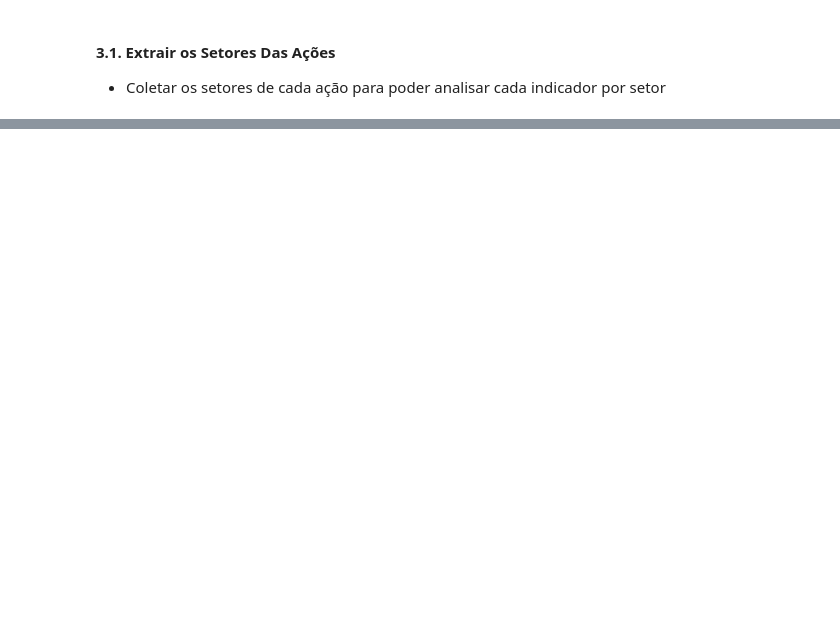
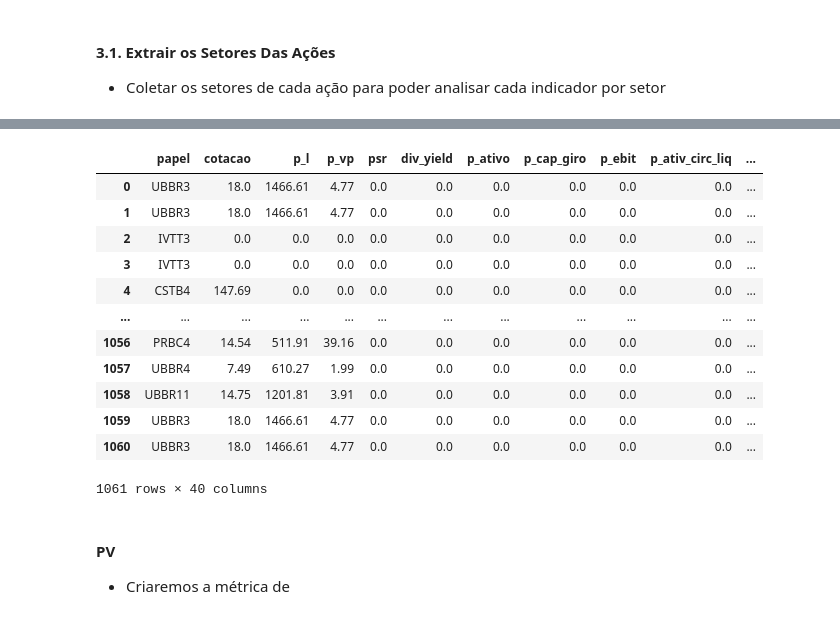
Before and after one commit to Guigarciarosa/livingbydividends, a Jupyter notebook: notebooks/etl.ipynb, the cells around one changed output, grey strips where cells are left out. Drawn from its saved outputs; the diff is of its cells as text; code cells hidden in the pictures; blank space fills up the shorter version.

```diff
--- a/notebooks/etl.ipynb
+++ b/notebooks/etl.ipynb
@@ -448,0 +563,19 @@ data
+# %%
+pd.merge(stocks_df,data,how='left',on='papel')
+# %% [output]
+|  | papel | cotacao | p_l | p_vp | psr | div_yield | p_ativo | p_cap_giro | p_ebit | p_ativ_circ_liq | ... |
+| 0 | UBBR3 | 18.0 | 1466.61 | 4.77 | 0.0 | 0.0 | 0.0 | 0.0 | 0.0 | 0.0 | ... |
+| 1 | UBBR3 | 18.0 | 1466.61 | 4.77 | 0.0 | 0.0 | 0.0 | 0.0 | 0.0 | 0.0 | ... |
+| 2 | IVTT3 | 0.0 | 0.0 | 0.0 | 0.0 | 0.0 | 0.0 | 0.0 | 0.0 | 0.0 | ... |
+| 3 | IVTT3 | 0.0 | 0.0 | 0.0 | 0.0 | 0.0 | 0.0 | 0.0 | 0.0 | 0.0 | ... |
+| 4 | CSTB4 | 147.69 | 0.0 | 0.0 | 0.0 | 0.0 | 0.0 | 0.0 | 0.0 | 0.0 | ... |
+| ... | ... | ... | ... | ... | ... | ... | ... | ... | ... | ... | ... |
+| 1056 | PRBC4 | 14.54 | 511.91 | 39.16 | 0.0 | 0.0 | 0.0 | 0.0 | 0.0 | 0.0 | ... |
+| 1057 | UBBR4 | 7.49 | 610.27 | 1.99 | 0.0 | 0.0 | 0.0 | 0.0 | 0.0 | 0.0 | ... |
+| 1058 | UBBR11 | 14.75 | 1201.81 | 3.91 | 0.0 | 0.0 | 0.0 | 0.0 | 0.0 | 0.0 | ... |
+| 1059 | UBBR3 | 18.0 | 1466.61 | 4.77 | 0.0 | 0.0 | 0.0 | 0.0 | 0.0 | 0.0 | ... |
+| 1060 | UBBR3 | 18.0 | 1466.61 | 4.77 | 0.0 | 0.0 | 0.0 | 0.0 | 0.0 | 0.0 | ... |
+1061 rows × 40 columns
+# %% [markdown]
+#### PV
+- Criaremos a métrica de
```
Also changed, not shown: parts of 35 cells of this notebook, 2 other files.
